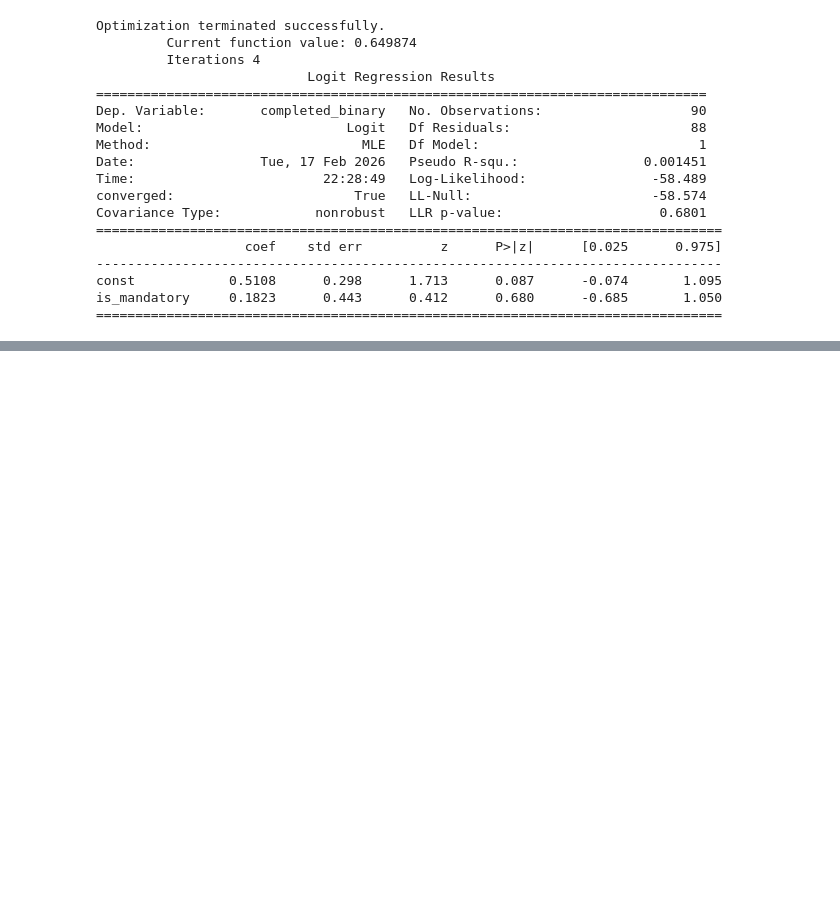
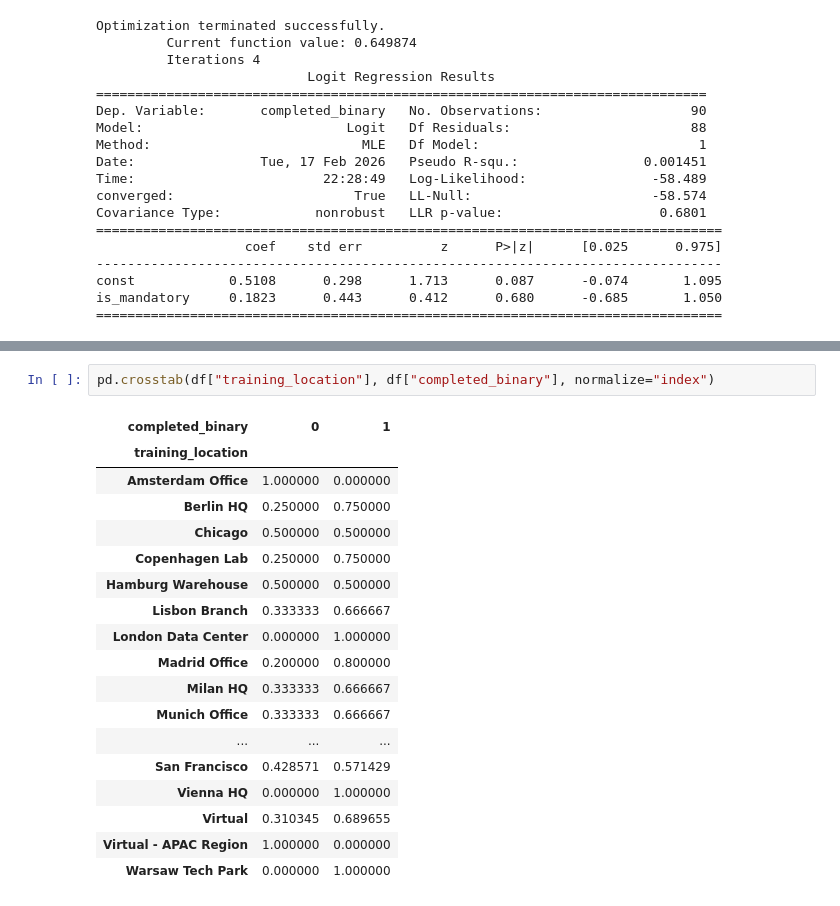
Before and after one commit to ndxdxd/Employee_Training_EDA, a Jupyter notebook: notebook.ipynb, the cells around one changed output, grey strips where cells are left out. Saved outputs shown, nothing was run; the diff lists cells and outputs as text; blank space fills up the shorter version.

```diff
--- a/notebook.ipynb
+++ b/notebook.ipynb
@@ -253,0 +272,21 @@ is_mandatory     0.1823      0.443      0.412      0.680      -0.685       1.050
+# %%
+pd.crosstab(df["training_location"], df["completed_binary"], normalize="index")
+# %% [output]
+| completed_binary | 0 | 1 |
+| training_location |  |  |
+| Amsterdam Office | 1.000000 | 0.000000 |
+| Berlin HQ | 0.250000 | 0.750000 |
+| Chicago | 0.500000 | 0.500000 |
+| Copenhagen Lab | 0.250000 | 0.750000 |
+| Hamburg Warehouse | 0.500000 | 0.500000 |
+| Lisbon Branch | 0.333333 | 0.666667 |
+| London Data Center | 0.000000 | 1.000000 |
+| Madrid Office | 0.200000 | 0.800000 |
+| Milan HQ | 0.333333 | 0.666667 |
+| Munich Office | 0.333333 | 0.666667 |
+| ... | ... | ... |
+| San Francisco | 0.428571 | 0.571429 |
+| Vienna HQ | 0.000000 | 1.000000 |
+| Virtual | 0.310345 | 0.689655 |
+| Virtual - APAC Region | 1.000000 | 0.000000 |
+| Warsaw Tech Park | 0.000000 | 1.000000 |
```
Also changed, not shown: parts of 7 cells of this notebook.
